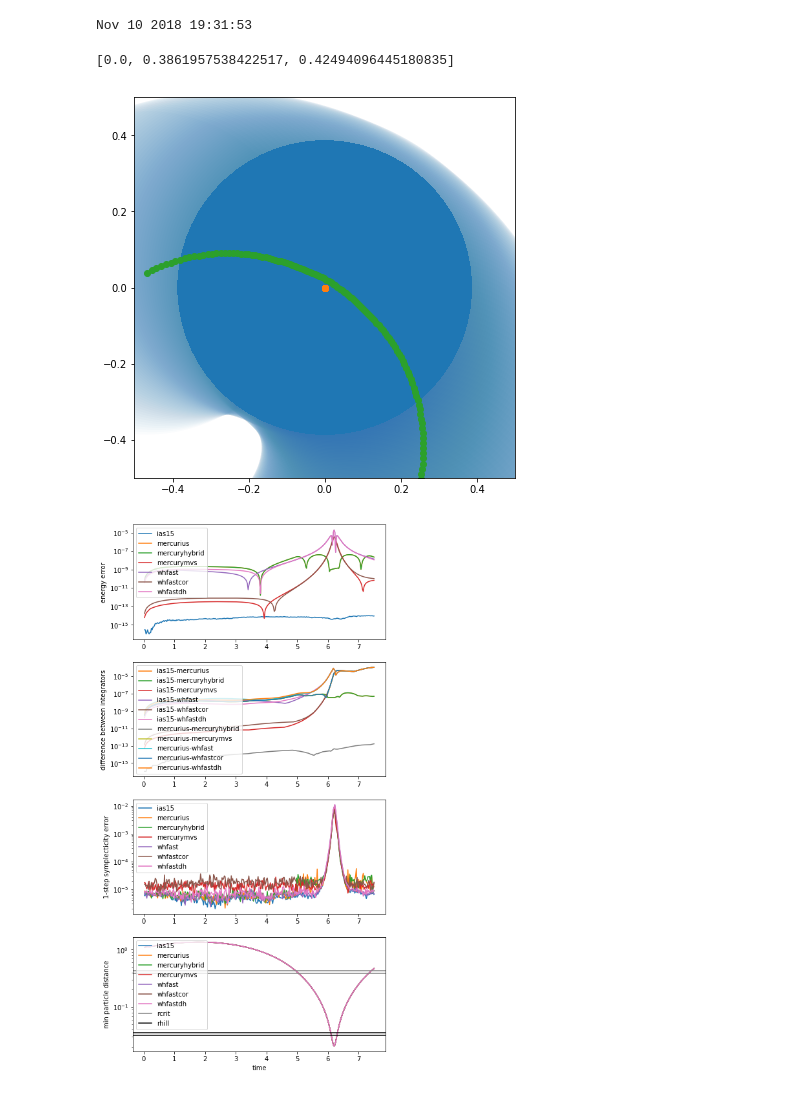
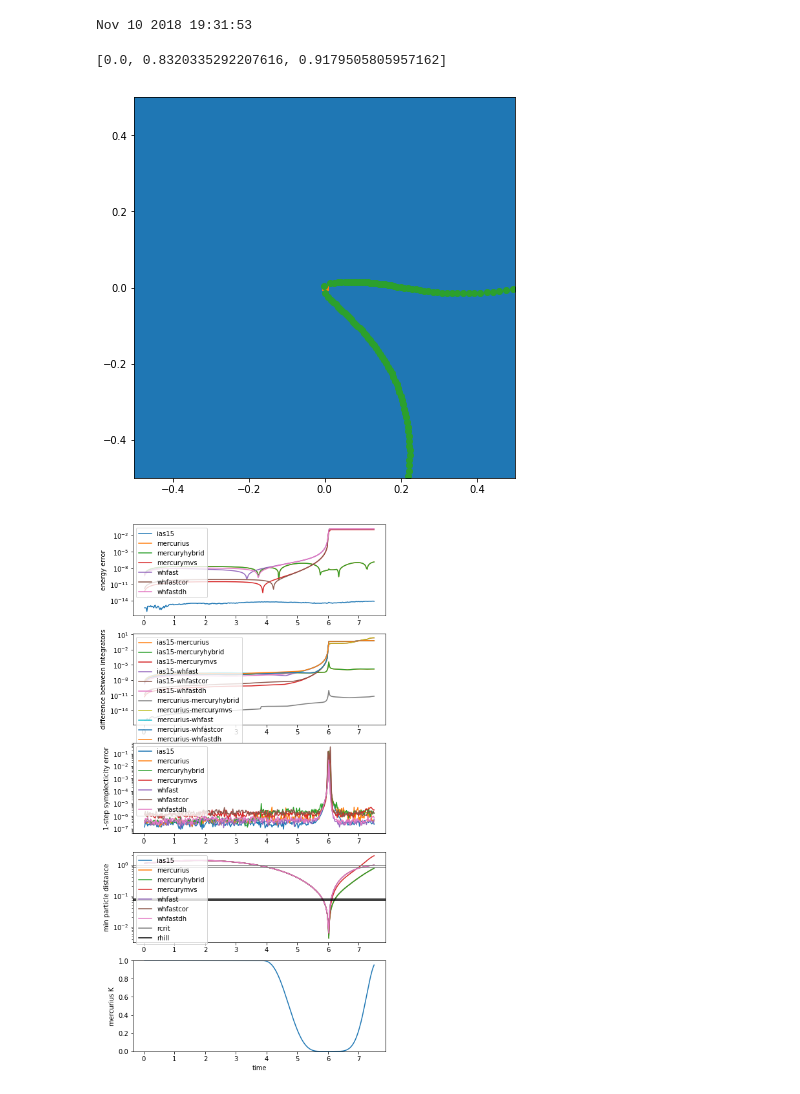
Before and after one commit to keirdarling/rebound, a Jupyter notebook: 20180708Fields/Mercury Interconnect Sept 23 2018.ipynb, the cells around one changed output. Drawn from its saved outputs; the diff is of its cells as text; code cells hidden in the pictures.

```diff
--- a/20180708Fields/Mercury Interconnect Sept 23 2018.ipynb
+++ b/20180708Fields/Mercury Interconnect Sept 23 2018.ipynb
@@ -28,7 +28,7 @@ rebound.Simulation.move_to_hel = move_to_hel
 # %%
 def sim_copy(self):
     """
-    Shallow copy of a simulation.
+    Deep copy of a simulation.
     """
     self.save("tmp.bin")
     return rebound.Simulation.from_file("tmp.bin")
@@ -228,18 +228,18 @@ rebound.Simulation.step_inertial = _step_inertial
 def setup_sim():
     sim = rebound.Simulation()
     sim.add(m=1)
-    sim.add(a=1,e=0.1,f=0.9,omega=4.9,m=0.0001)
-    sim.add(a=1.1,omega=0.3,f=0.5,e=0.2,m=0.0001)
+    sim.add(a=1,e=0.1,f=0.9,omega=4.9,m=0.001)
+    sim.add(a=1.1,omega=0.3,f=0.5,e=0.2,m=0.001)
     sim.dt = 0.025
     return sim
-# calculate mercurius rcrit
+# calculate mercurius rcrit, then use it later for mercury
 sim = setup_sim()
 sim.step_inertial("mercurius")
 rcrit_mercurius = [sim.ri_mercurius._rhill[i] for i in range(sim.N)]
 rcrit = rcrit_mercurius
 rcrit
 # %% [output]
-[0.0, 0.3861957538422517, 0.42494096445180835]
+[0.0, 0.8320335292207616, 0.9179505805957162]
 # %%
 """Plotting the test orbit"""
 fig, ax = plt.subplots(1,1,figsize=(7,7))
@@ -268,7 +268,7 @@ ax.set_ylim([-0.5,0.5])
 for i in range(sim.N):
     ax.scatter(xyz[:,i,0],xyz[:,i,1]);
 # %% [output]
-[figure, old version]
+[figure, new version]
 # %%
 def _get_min_distance(self):
     m = 0.
@@ -350,8 +351,18 @@ for k in range(steps):
             simdiffias15[i-1,k] = diffsim(sims[0],sims[i])
         if i>1:
             simdiffmercu[i-2,k] = diffsim(sims[1],sims[i])
+# %%
+def K(r,rcrit):
+    y = (r-0.1*rcrit)/(0.9*rcrit)
+    if y<0.: return 0
+    if y>1.: return 1.
+    return 10.*y**3 - 15.*y**4 + 6*y**5
+distan_mercurius = distan[1]
+K_mercurius = np.zeros(steps)
+for i in range(steps):
+    K_mercurius[i] = K(distan_mercurius[i],np.max(rcrit))
 # %%
-fig, ax = plt.subplots(4,1,figsize=(7,15))
+fig, ax = plt.subplots(5,1,figsize=(7,15))
 ax[0].set_yscale("log")
 for i,algo in enumerate(algos):
     ax[0].plot(times,np.maximum(energy[i,:],1e-16),label=algo)
@@ -363,31 +374,34 @@ for i,algo in enumerate(algos):
     if i>0:
         ax[1].plot(times,simdiffias15[i-1],label=algos[0]+"-"+algo)
 for i,algo in enumerate(algos):
     if i>1:
         ax[1].plot(times,simdiffmercu[i-2],label=algos[1]+"-"+algo)
 ax[1].legend(loc="upper left");
 ax[1].set_ylabel("difference between integrators");
 ax[2].set_yscale("log")
 #ax[2].set_ylim([1e-16,1])
 for i,algo in enumerate(algos):
      ax[2].plot(times,symple[i],label=algo)
 ax[2].legend(loc="upper left");
 ax[2].set_ylabel("1-step symplecticity error");
 ax[3].set_yscale("log")
 for i,algo in enumerate(algos):
      ax[3].plot(times,distan[i],label=algo)
 label = "rcrit"
 for r in rcrit:
     if r>0:
         ax[3].axhline(r,color="gray",label=label)
         label = None
 label = "rhill"
 for o in setup_sim().calculate_orbits():
     ax[3].axhline(o.rhill,color="black",label=label)
     label = None
 
 ax[3].legend(loc="upper left");
 ax[3].set_ylabel("min particle distance");
+ax[4].set_ylim([0,1])
+ax[4].plot(times,K_mercurius)
+ax[4].set_ylabel("mercurius K");
 ax[-1].set_xlabel("time");
 # %% [output]
-[figure, old version]
+[figure, new version]
```
Also changed, not shown: parts of 1 cell of this notebook.
